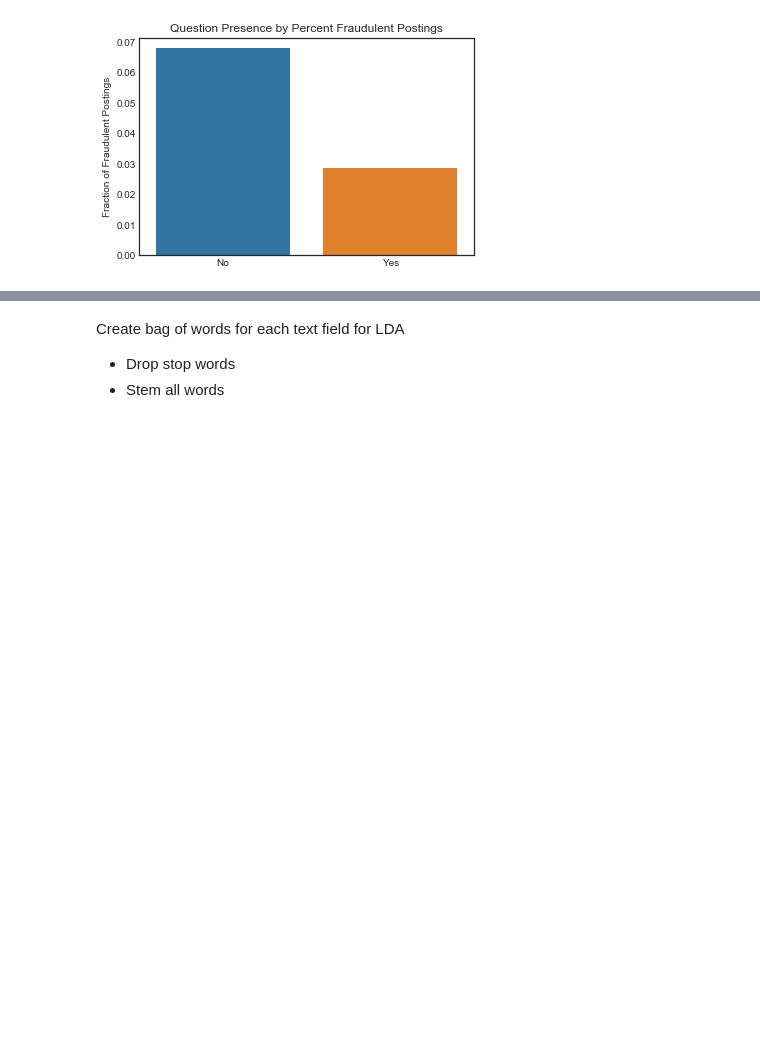
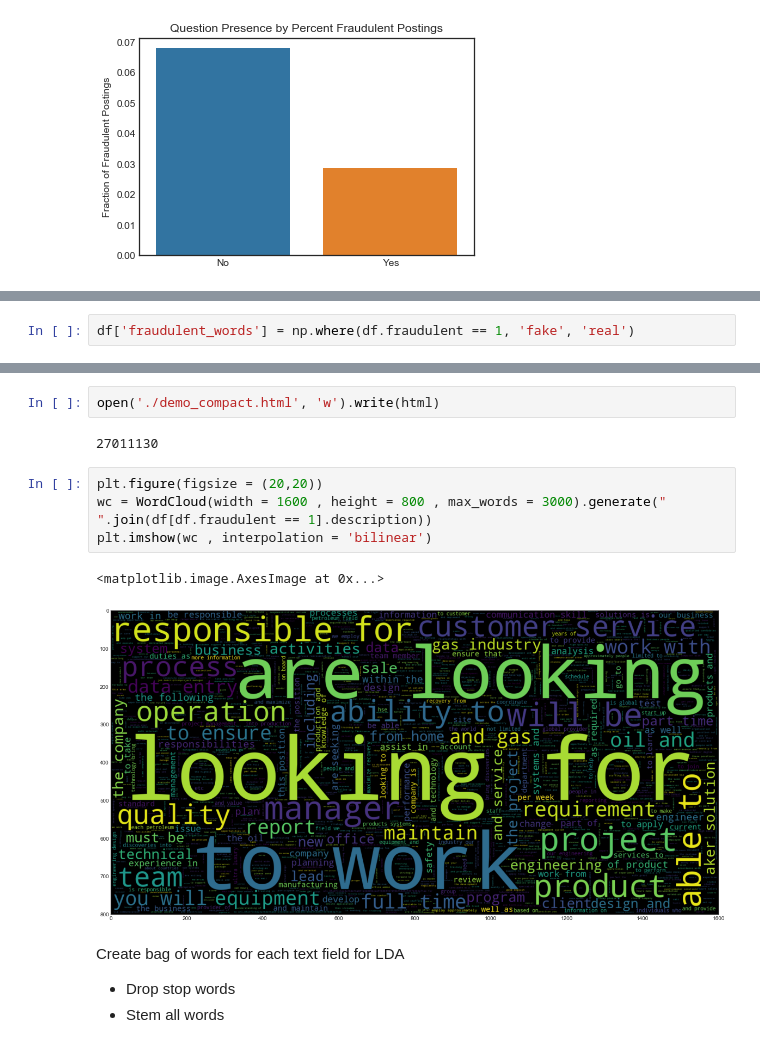
Before and after one commit to anuragkumar/fake-job-posting-prediction, a Jupyter notebook: fake_job_postings.ipynb, the cells around one changed output, grey strips where cells are left out. Drawn from its saved outputs; the diff is of its cells as text; blank space fills up the shorter version.

```diff
--- a/fake_job_postings.ipynb
+++ b/fake_job_postings.ipynb
@@ -159,0 +182,2 @@ bar_plt('has_questions', 'Question Presence', boolean = True)
+# %%
+df['fraudulent_words'] = np.where(df.fraudulent == 1, 'fake', 'real')
@@ -160,3 +196,14 @@ bar_plt('has_questions', 'Question Presence', boolean = True)
+# %%
+open('./demo_compact.html', 'w').write(html)
+# %% [output]
+27011130
+# %%
+plt.figure(figsize = (20,20))
+wc = WordCloud(width = 1600 , height = 800 , max_words = 3000).generate(" ".join(df[df.fraudulent == 1].description))
+plt.imshow(wc , interpolation = 'bilinear')
+# %% [output]
+<matplotlib.image.AxesImage at 0x...>
+[figure, added]
 # %% [markdown]
 Create bag of words for each text field for LDA
 - Drop stop words
```
Also changed, not shown: parts of 7 cells of this notebook, 2 other files.
